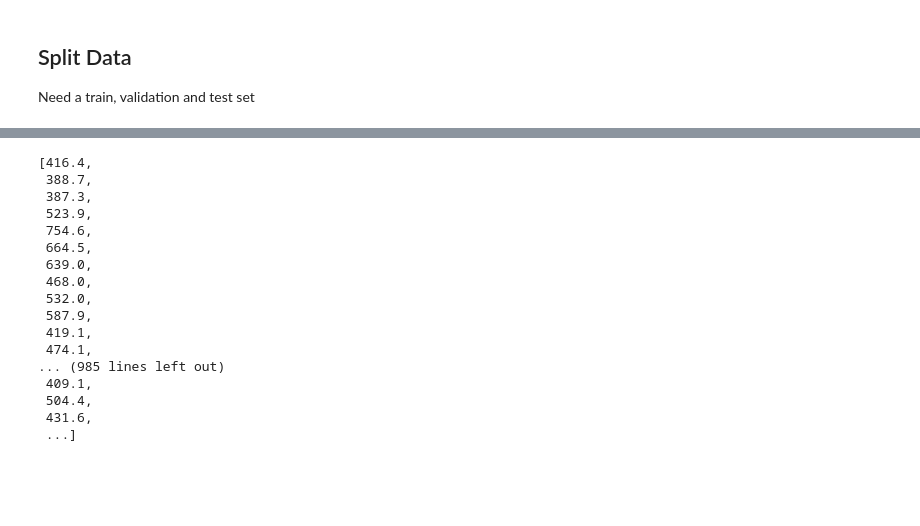
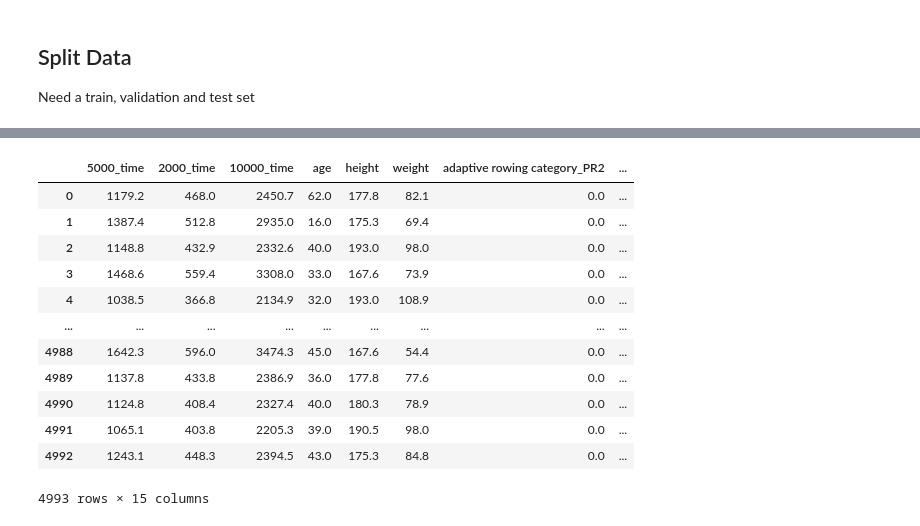
Before and after one commit to adhardy/Concept2-Pace-Predictor, a Jupyter notebook: linear-regression.ipynb, the cells around one changed output, grey strips where cells are left out. Saved outputs shown, nothing was run; the diff lists cells and outputs as text; code cells hidden in the pictures; blank space fills up the shorter version.

Commit message:
refactored dummies

```diff
--- a/linear-regression.ipynb
+++ b/linear-regression.ipynb
@@ -34,2 +30,0 @@ Drop profile_id, member since
-# %%
-pp_5_2_10.df = pp_5_2_10.df.drop(["profile_id", "member since"], axis=1)
@@ -93,20 +51,35 @@ pp_5_2_10.X
-# %%
-pp_5_2_10.y
-# %% [output]
-[416.4,
- 388.7,
- 387.3,
- 523.9,
- 754.6,
- 664.5,
- 639.0,
- 468.0,
- 532.0,
- 587.9,
- 419.1,
- 474.1,
-... (985 lines left out)
- 409.1,
- 504.4,
- 431.6,
- ...]
+# %%
+from sklearn.model_selection import train_test_split
+
+df_columns = pp_5_2_10.df_dummies.columns
+# X_train, X_test, y_train, y_test = train_test_split(X, y, test_size=0.3)
+np_arr = pp_5_2_10.df_dummies.to_numpy()
+
+df_train, df_test = train_test_split(np_arr, test_size=0.3, random_state=random_state)
+
+df_train = pd.DataFrame(df_train)
+df_train.columns = df_columns
+
+df_test, df_val = train_test_split(df_test, test_size=0.5, random_state=random_state)
+
+df_test = pd.DataFrame(df_test)
+df_test.columns = df_columns
+
+df_val = pd.DataFrame(df_val)
+df_val.columns = df_columns
+# %%
+df_train
+# %% [output]
+|  | 5000_time | 2000_time | 10000_time | age | height | weight | adaptive rowing category_PR2 | ... |
+| 0 | 1179.2 | 468.0 | 2450.7 | 62.0 | 177.8 | 82.1 | 0.0 | ... |
+| 1 | 1387.4 | 512.8 | 2935.0 | 16.0 | 175.3 | 69.4 | 0.0 | ... |
+| 2 | 1148.8 | 432.9 | 2332.6 | 40.0 | 193.0 | 98.0 | 0.0 | ... |
+| 3 | 1468.6 | 559.4 | 3308.0 | 33.0 | 167.6 | 73.9 | 0.0 | ... |
+| 4 | 1038.5 | 366.8 | 2134.9 | 32.0 | 193.0 | 108.9 | 0.0 | ... |
+| ... | ... | ... | ... | ... | ... | ... | ... | ... |
+| 4988 | 1642.3 | 596.0 | 3474.3 | 45.0 | 167.6 | 54.4 | 0.0 | ... |
+| 4989 | 1137.8 | 433.8 | 2386.9 | 36.0 | 177.8 | 77.6 | 0.0 | ... |
+| 4990 | 1124.8 | 408.4 | 2327.4 | 40.0 | 180.3 | 78.9 | 0.0 | ... |
+| 4991 | 1065.1 | 403.8 | 2205.3 | 39.0 | 190.5 | 98.0 | 0.0 | ... |
+| 4992 | 1243.1 | 448.3 | 2394.5 | 43.0 | 175.3 | 84.8 | 0.0 | ... |
+4993 rows × 15 columns
```
Also changed, not shown: parts of 8 cells of this notebook, 1 other file.
